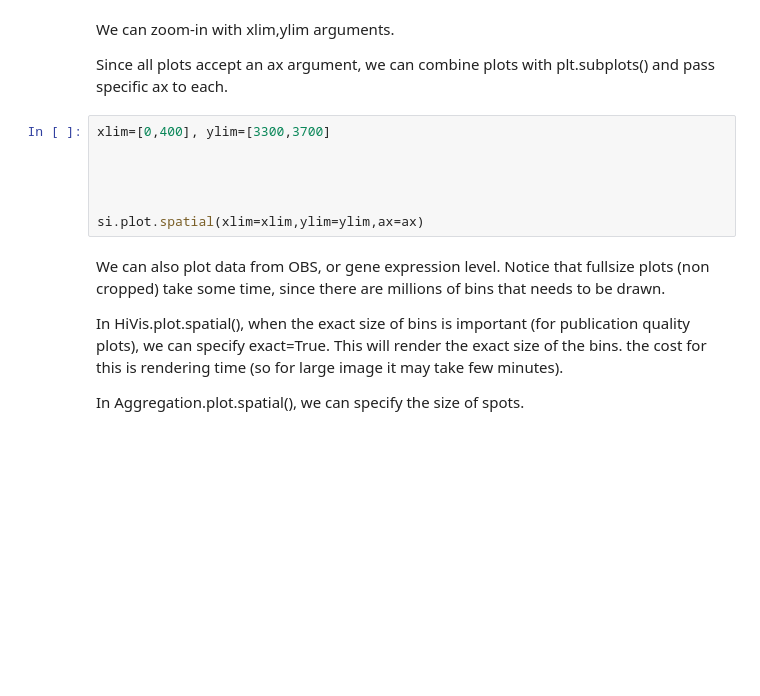
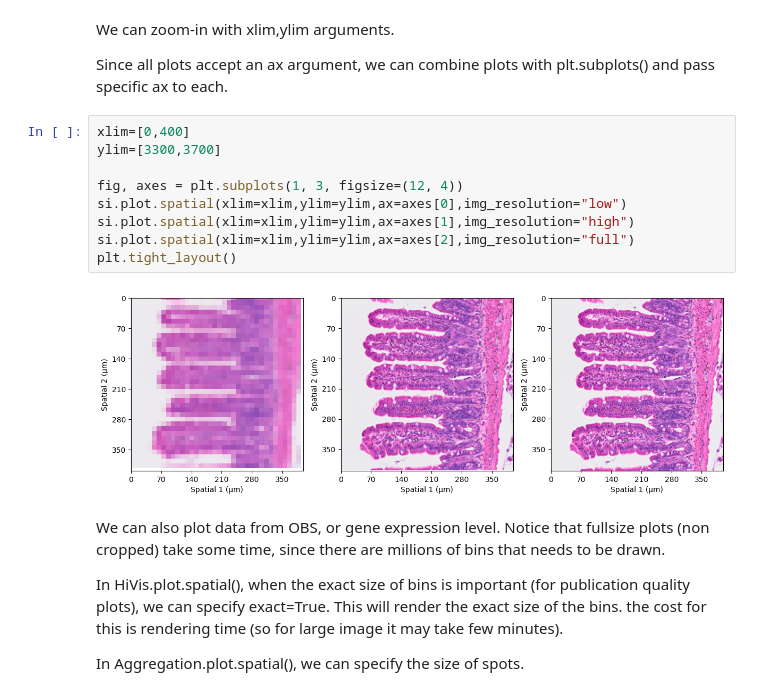
Before and after one commit to roynov01/HiVis, a Jupyter notebook: tutorials/4_plotting.ipynb, the cells around one changed output. Drawn from its saved outputs; the diff is of its cells as text; blank space fills up the shorter version.

```diff
--- a/tutorials/4_plotting.ipynb
+++ b/tutorials/4_plotting.ipynb
@@ -43,12 +42,16 @@ We can zoom-in with xlim,ylim arguments.
 
 Since all plots accept an ax argument, we can combine plots with plt.subplots() and pass specific ax to each.
 # %%
-xlim=[0,400], ylim=[3300,3700]
+xlim=[0,400]
+ylim=[3300,3700]
 
-
-
-
-si.plot.spatial(xlim=xlim,ylim=ylim,ax=ax)
+fig, axes = plt.subplots(1, 3, figsize=(12, 4))
+si.plot.spatial(xlim=xlim,ylim=ylim,ax=axes[0],img_resolution="low")
+si.plot.spatial(xlim=xlim,ylim=ylim,ax=axes[1],img_resolution="high")
+si.plot.spatial(xlim=xlim,ylim=ylim,ax=axes[2],img_resolution="full")
+plt.tight_layout()
+# %% [output]
+[figure, added]
 # %% [markdown]
 We can also plot data from OBS, or gene expression level. Notice that fullsize plots (non cropped) take some time, since there are millions of bins that needs to be drawn.
 
```
Also changed, not shown: parts of 12 cells of this notebook, 1 other file.
